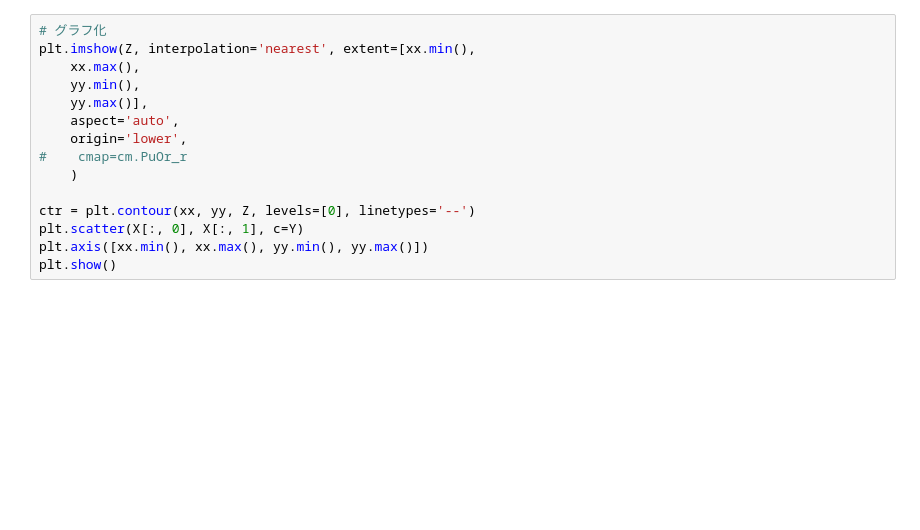
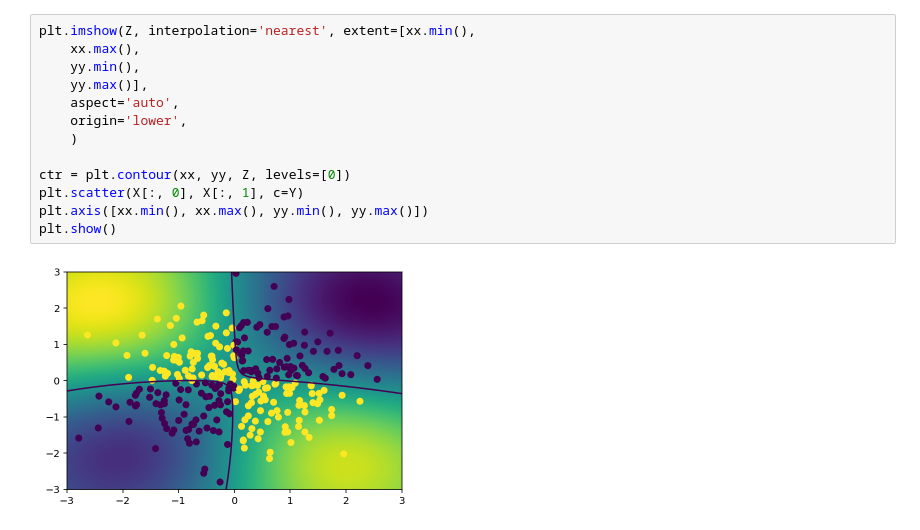
Before and after one commit to ynakahashi/Python, a Jupyter notebook: Script/Machine_Learning_Snippet_02.ipynb, the cells around one changed output. Saved outputs shown, nothing was run; the diff lists cells and outputs as text; blank space fills up the shorter version.

```diff
--- a/Script/Machine_Learning_Snippet_02.ipynb
+++ b/Script/Machine_Learning_Snippet_02.ipynb
@@ -79,15 +108,15 @@ array([0, 0, 0, 0, 0])
 # %%
-# グラフ化
 plt.imshow(Z, interpolation='nearest', extent=[xx.min(),
     xx.max(),
     yy.min(),
     yy.max()],
     aspect='auto',
     origin='lower',
-#    cmap=cm.PuOr_r
     )
 
-ctr = plt.contour(xx, yy, Z, levels=[0], linetypes='--')
+ctr = plt.contour(xx, yy, Z, levels=[0])
 plt.scatter(X[:, 0], X[:, 1], c=Y)
 plt.axis([xx.min(), xx.max(), yy.min(), yy.max()])
 plt.show()
+# %% [output]
+[figure, added]
```
Also changed, not shown: parts of 28 cells of this notebook, 1 other file.
